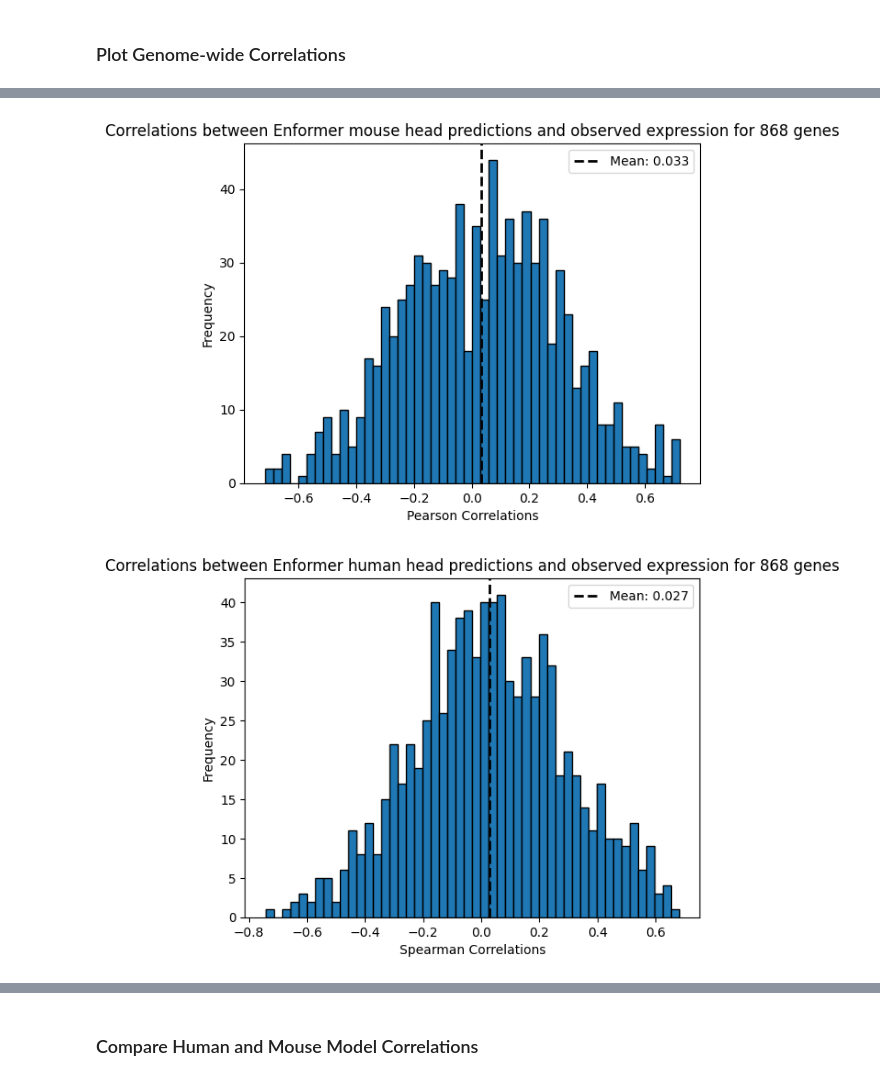
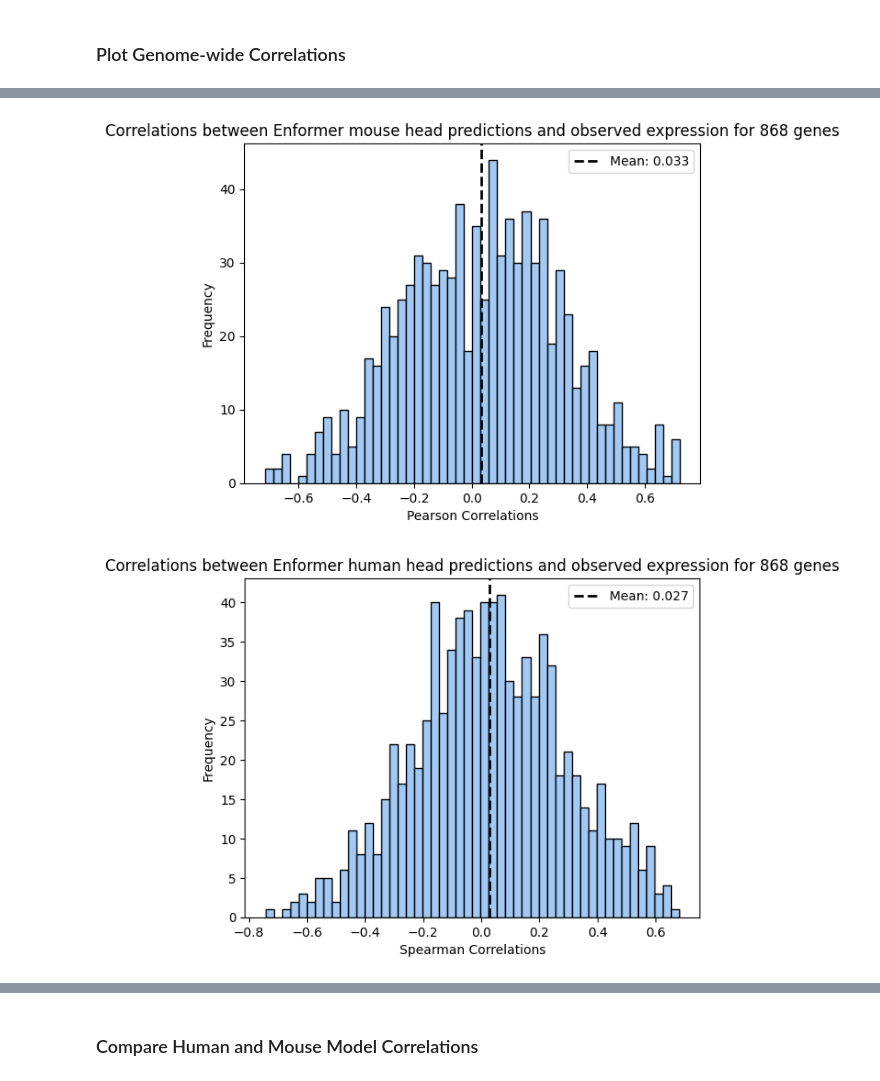
Before and after one commit to hakyimlab/sabrina-deep-learning-in-genomics, a Jupyter notebook: posts/2023-08-31-Br-personalized-prediction-on-more-genes/index.ipynb, the cells around one changed output, grey strips where cells are left out. Cells and saved outputs as stored; diff of their text form; code cells hidden in the pictures.

```diff
--- a/posts/2023-08-31-Br-personalized-prediction-on-more-genes/index.ipynb
+++ b/posts/2023-08-31-Br-personalized-prediction-on-more-genes/index.ipynb
@@ -19,6 +19,9 @@ project_dir = "/home/s1mi/Br_predictions/predictions_folder/personalized_Br_sele
 obs_gene_expr = pd.read_csv("/home/s1mi/enformer_rat_data/expression_data/Brain.rn7.expr.tpm.bed", sep="\t", nrows=1)
 with h5py.File(f"{project_dir}/selected_genes_mouse_and_human_predictions.h5", "w") as file:
     file.attrs["index"] = obs_gene_expr.columns.to_list()[4:]
+
+import seaborn as sns
+colors = sns.color_palette("pastel")
 # %% [markdown]
 After my parsl job was stuck in the queue for two days, I decided to forgo parsl and append the predictions from the login node. This took many interrupted attempts, but was sadly the better option. The non-parallelized code is below:
 # %%
@@ -85,10 +88,14 @@ for gene in gene_list:
     pearson_corr_df = expr_dict[gene].corr(method="pearson")
     pearson_corr_by_gene.loc[gene] = pearson_corr_df.iloc[1:,0].values
 
+
 spearman_corr_by_gene = pd.DataFrame(columns = ["human", "mouse"], index = gene_list)
+spearman_pval_by_gene = pd.DataFrame(columns = ["human", "mouse"], index = gene_list)
 for gene in gene_list:
-    spearman_corr_df = expr_dict[gene].corr(method="spearman")
-    spearman_corr_by_gene.loc[gene] = spearman_corr_df.iloc[1:,0].values
+    human_corr, human_pval = stats.spearmanr(expr_dict[gene]["observed"], expr_dict[gene]["human predicted"])
+    mouse_corr, mouse_pval = stats.spearmanr(expr_dict[gene]["observed"], expr_dict[gene]["mouse predicted"])
+    spearman_corr_by_gene.loc[gene] = [human_corr, mouse_corr]
+    spearman_pval_by_gene.loc[gene] = [human_pval, mouse_pval]
 # %% [markdown]
 ENSRNOG00000053502 is the only gene with NaN correlations, so we can still plot results from 867 genes.
 # %%
@@ -114,6 +120,6 @@ plt.show()
 # %%
 # Plot a histogram
-plt.hist(pearson_corr_by_gene["mouse"], bins=50, edgecolor='k')  # 'bins' determines the number of bins or bars
+plt.hist(pearson_corr_by_gene["mouse"], bins=50, edgecolor='black', color=colors[0])  # 'bins' determines the number of bins or bars
 plt.title('Correlations between Enformer mouse head predictions and observed expression for 868 genes')
 
 plt.xlabel('Pearson Correlations')
@@ -126,19 +132,19 @@ plt.legend()
 # Display the plot
 plt.show()
 # %% [output]
-[figure, old version]
+[figure, new version]
 # %%
 # Plot a histogram
-plt.hist(spearman_corr_by_gene["human"], bins=50, edgecolor='k')  # 'bins' determines the number of bins or bars
+plt.hist(spearman_corr_by_gene["human"], bins=50, edgecolor='black', color=colors[0])  # 'bins' determines the number of bins or bars
 plt.title('Correlations between Enformer human head predictions and observed expression for 868 genes')
 plt.xlabel('Spearman Correlations')
 plt.ylabel('Frequency')
 mean = np.mean(spearman_corr_by_gene["human"])
 plt.axvline(mean, color='black', linestyle='dashed', linewidth=2, label=f'Mean: {mean:.3f}')
 plt.legend()
 # Display the plot
 plt.show()
 # %% [output]
-[figure, old version]
+[figure, new version]
 # %%
 # Plot a histogram
```
Also changed, not shown: parts of 10 cells of this notebook.
